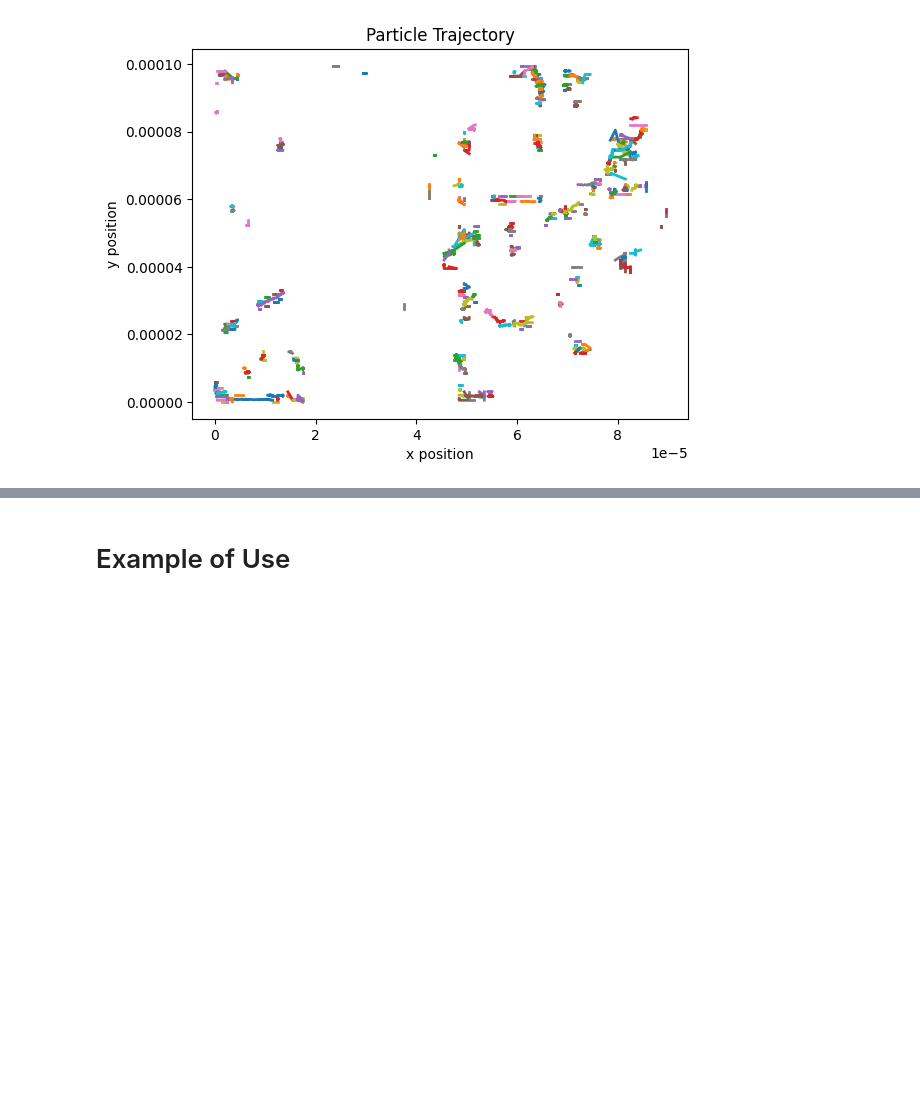
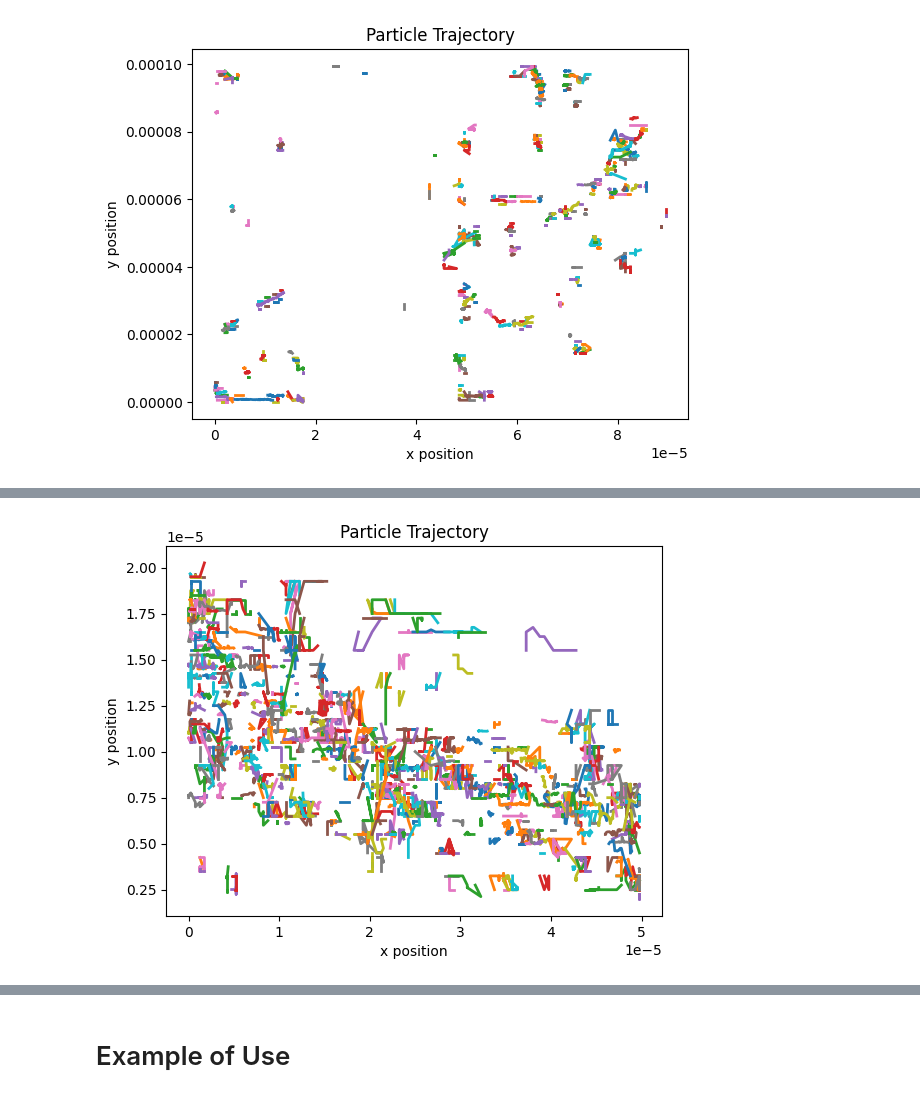
Before and after one commit to sydperk8/111b-Labs, a Jupyter notebook: BMC Analysis.ipynb, the cells around one changed output, grey strips where cells are left out. Saved outputs shown, nothing was run; the diff lists cells and outputs as text; code cells hidden in the pictures; blank space fills up the shorter version.

```diff
--- a/BMC Analysis.ipynb
+++ b/BMC Analysis.ipynb
@@ -564,0 +580,9 @@ Onion_DF_19_20x.plot_trajectories()
+# %%
+onion_10_active = BMC_data('SJ_onion_10_active.txt')
+onion_11_active = BMC_data('SJ_onion_111_active.txt')
+onion_12_active = BMC_data('SJ_onion_12_active.txt')
+onion_13_active = BMC_data('SJ_onion_13_active.txt')
+# %%
+onion_10_active.plot_trajectories()
+# %% [output]
+[figure, added]
```
Also changed, not shown: parts of 16 cells of this notebook.
